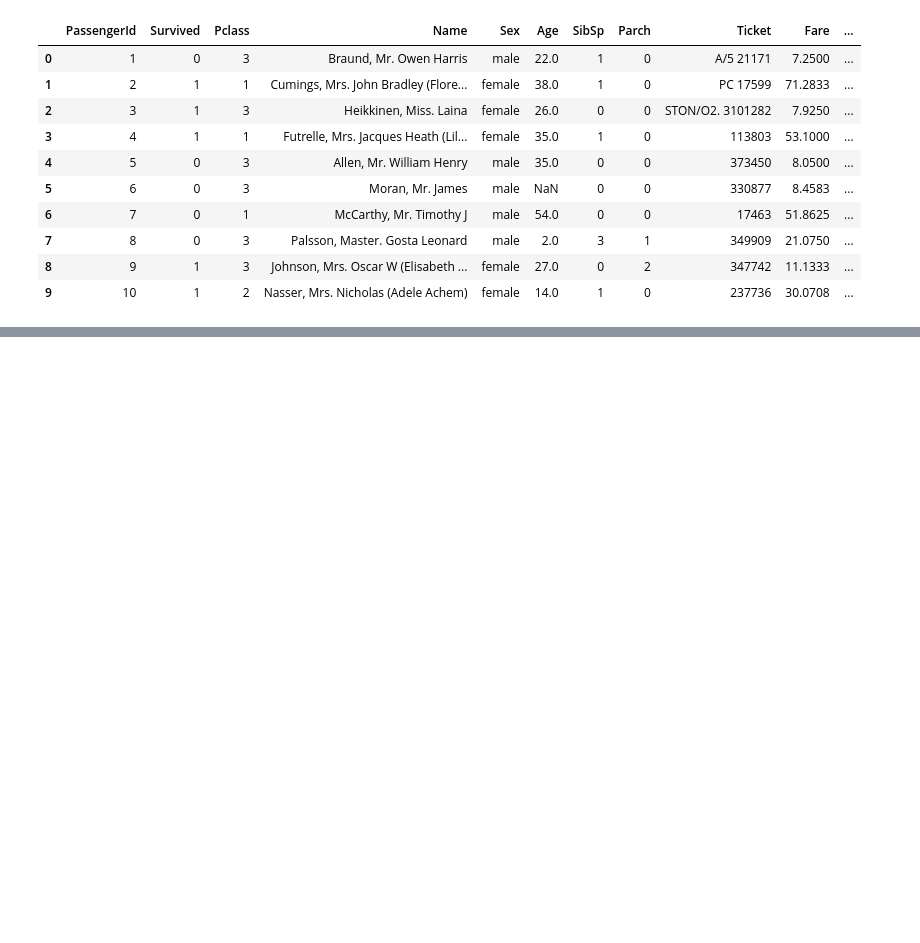
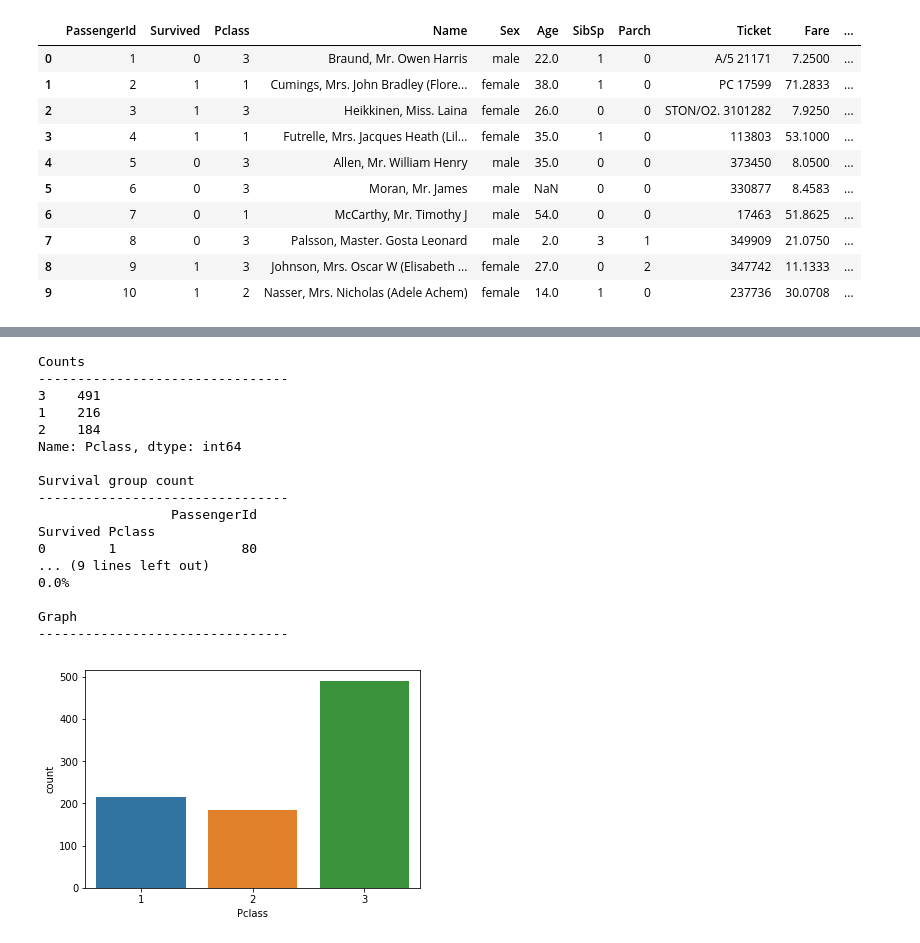
Before and after one commit to 1ashgarg/titanic, a Jupyter notebook: dev/explore_data.ipynb, the cells around one changed output, grey strips where cells are left out. Saved outputs shown, nothing was run; the diff lists cells and outputs as text; code cells hidden in the pictures; blank space fills up the shorter version.

Commit message:
First round of categorical data exploration

```diff
--- a/dev/explore_data.ipynb
+++ b/dev/explore_data.ipynb
@@ -20,0 +41,40 @@ train_df.head(10)
+# %%
+# Quick function to explore categorical variables
+def cat_data_explore(var_name, dataset):
+    print('Counts')
+    print('--------------------------------')
+    print(dataset[var_name].value_counts())
+    print('')
+    print('Survival group count')
+    print('--------------------------------')
+    print(dataset[['Survived', var_name, 'PassengerId']].groupby(['Survived', var_name]).count())
+    print('')
+    print('Missing Data')
+    print('--------------------------------')
+    print('missing count = ' + str(len(dataset) - dataset[var_name].count()))
+    print(str((1 - dataset[var_name].count()/len(dataset))*100) + '%')
+    print('')
+    print('Graph')
+    print('--------------------------------')
+    sns.countplot(x=var_name, data = dataset)
+# %%
+cat_data_explore('Pclass', train_df)
+# %% [output]
+Counts
+--------------------------------
+3    491
+1    216
+2    184
+Name: Pclass, dtype: int64
+
+Survival group count
+--------------------------------
+                 PassengerId
+Survived Pclass
+0        1                80
+... (9 lines left out)
+0.0%
+
+Graph
+--------------------------------
+[figure, added]
```
Also changed, not shown: parts of 8 cells of this notebook.
